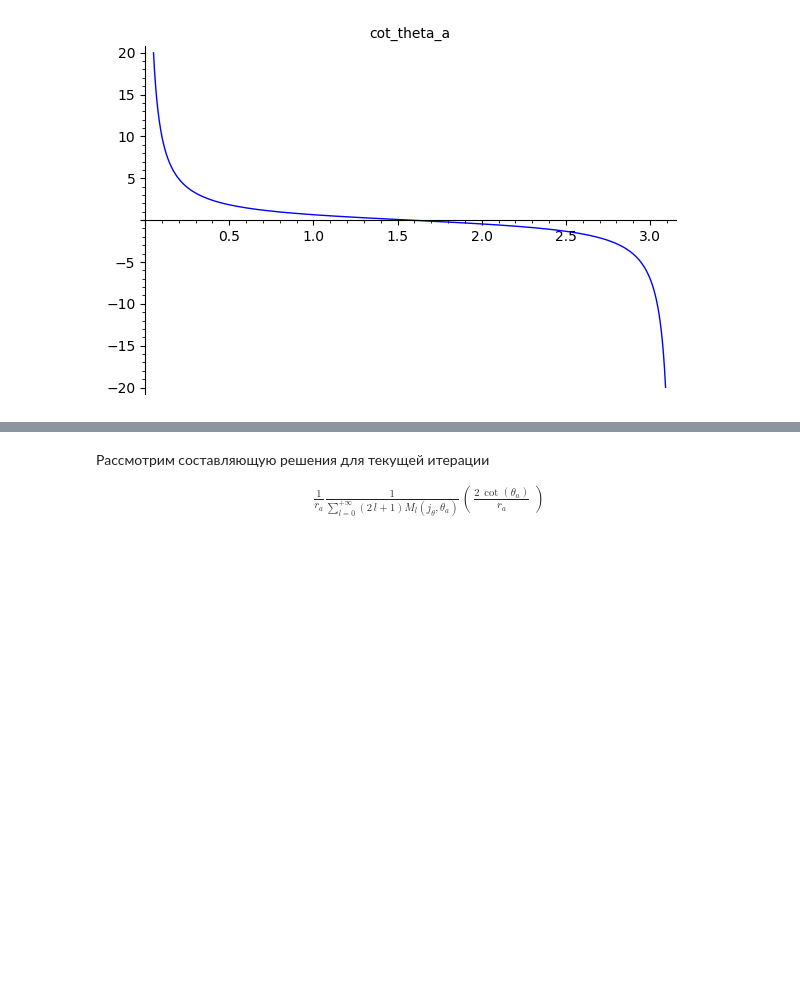
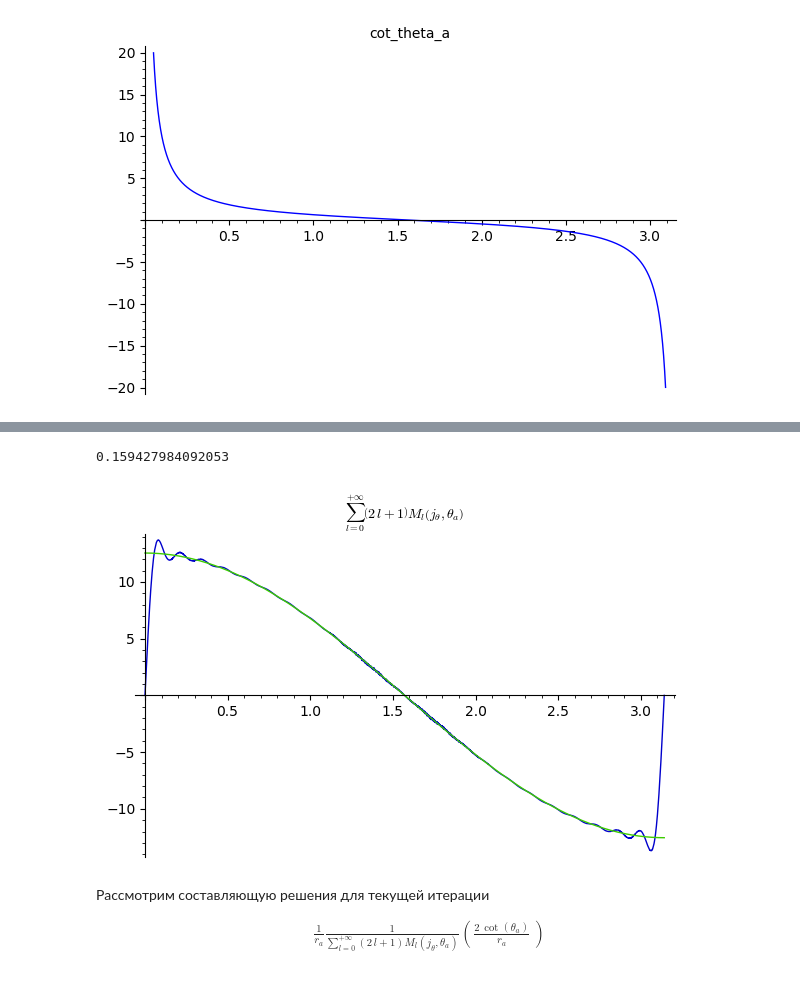
Before and after one commit to daju1/articles, a Jupyter notebook: electrostatic_vector_potential/Vector_potential_of_a_precessing_magnetic_dipole_in_spherical_coordinates.ipynb, the cells around one changed output, grey strips where cells are left out. Saved outputs shown, nothing was run; the diff lists cells and outputs as text; code cells hidden in the pictures; blank space fills up the shorter version.

```diff
--- a/electrostatic_vector_potential/Vector_potential_of_a_precessing_magnetic_dipole_in_spherical_coordinates.ipynb
+++ b/electrostatic_vector_potential/Vector_potential_of_a_precessing_magnetic_dipole_in_spherical_coordinates.ipynb
@@ -1538,0 +1545,4 @@ plot(sum_of_L_denominator, theta_a, 0, pi).show(
+# %%
+from scipy import integrate as scipy_integrate
+integral = scipy_integrate.quad(cos_theta_a_per_sum_of_M, 0.0+d, pi-d)
+integral
@@ -1539,3 +1556,13 @@ plot(sum_of_L_denominator, theta_a, 0, pi).show(
+# %%
+k_cos = (integral[0] / (pi-2*d)).n()
+k_cos
+# %% [output]
+0.159427984092053
+# %%
+plot([sum_of_L_denominator, 2*cos(theta_a)/k_cos], theta_a, 0, pi).show(
+    title="$\\sum_{l=0}^{+\\infty} {\\left(2 \\, l + 1\\right)}M_l\\left(j_{\\theta}, \\theta_a\\right)$")
+# %% [output]
+[figure, added]
 # %% [markdown]
 Рассмотрим составляющую решения для текущей итерации
 
```
Also changed, not shown: parts of 9 cells of this notebook.
